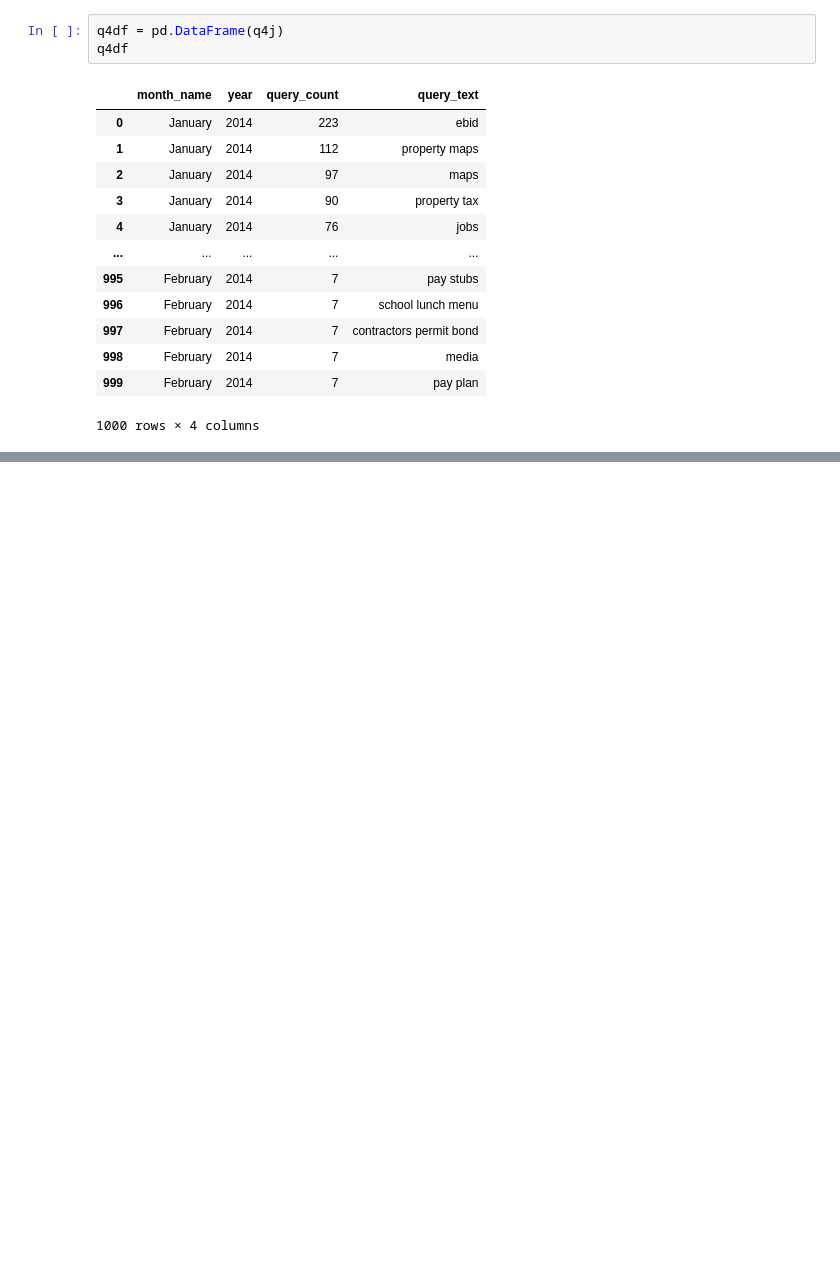
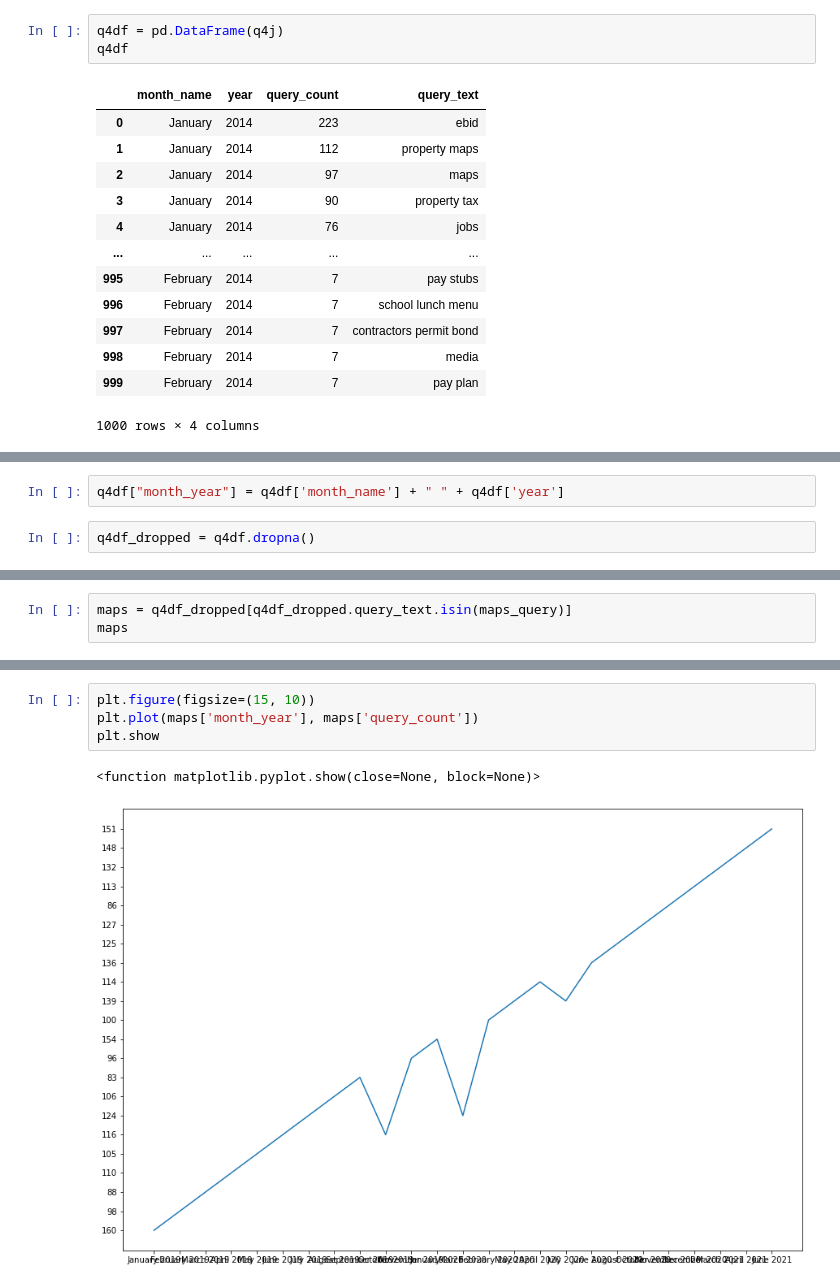
Before and after one commit to NSS-Data-Analytics-Cohort-6/socrata-api-atinglis314, a Jupyter notebook: notebooks/socrata_api_abi.ipynb, the cells around one changed output, grey strips where cells are left out. Saved outputs shown, nothing was run; the diff lists cells and outputs as text; blank space fills up the shorter version.

```diff
--- a/notebooks/socrata_api_abi.ipynb
+++ b/notebooks/socrata_api_abi.ipynb
@@ -217,0 +396,4 @@ q4df
+# %%
+q4df["month_year"] = q4df['month_name'] + " " + q4df['year']
+# %%
+q4df_dropped = q4df.dropna()
@@ -217,0 +410,3 @@ q4df
+# %%
+maps = q4df_dropped[q4df_dropped.query_text.isin(maps_query)]
+maps
@@ -217,0 +482,7 @@ q4df
+# %%
+plt.figure(figsize=(15, 10))
+plt.plot(maps['month_year'], maps['query_count'])
+plt.show
+# %% [output]
+<function matplotlib.pyplot.show(close=None, block=None)>
+[figure, added]
```
Also changed, not shown: parts of 29 cells of this notebook.
